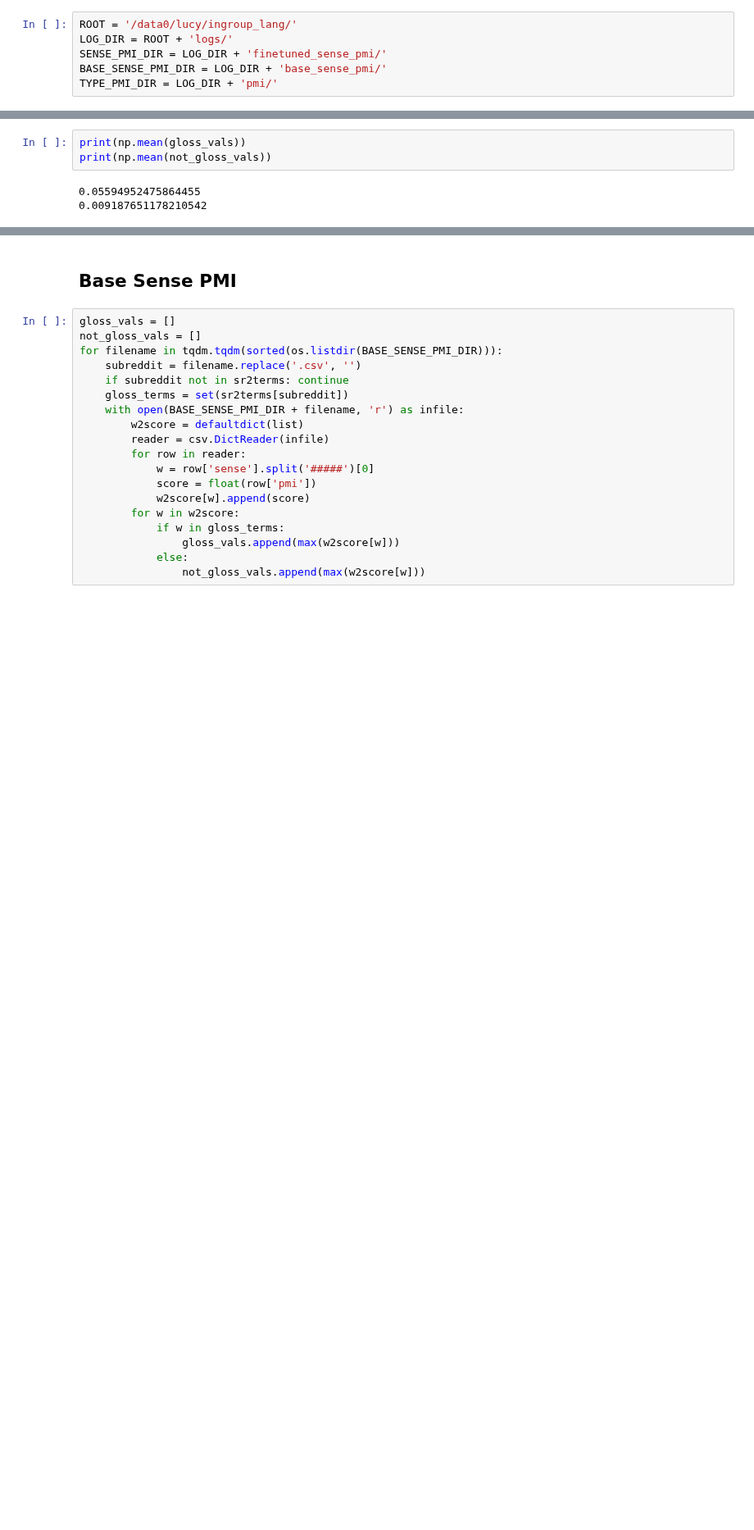
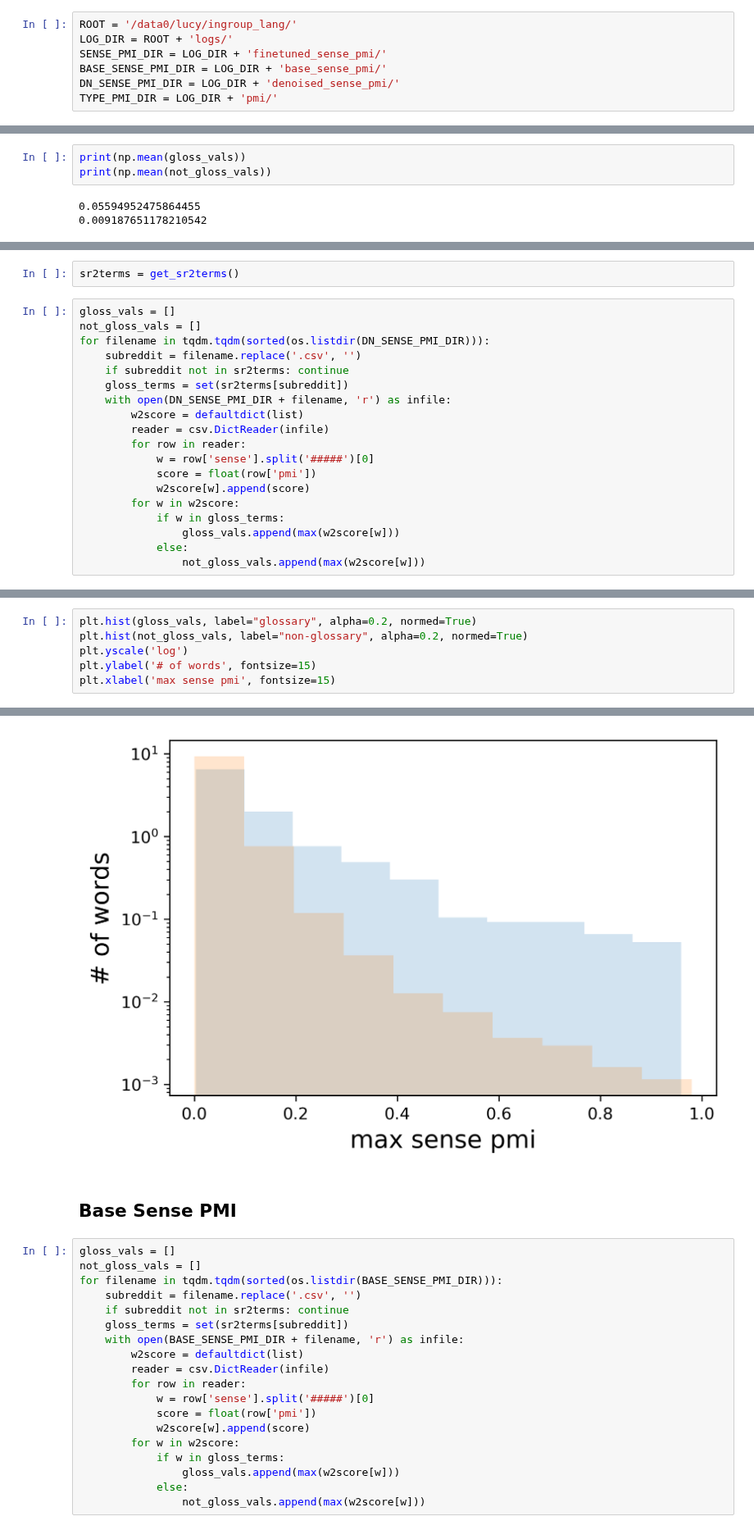
Before and after one commit to lucy3/ingroup_lang, a Jupyter notebook: code/senses.ipynb, the cells around one changed output, grey strips where cells are left out. Shown at 82% size. Cells and saved outputs as stored; diff of their text form; blank space fills up the shorter version.

```diff
--- a/code/senses.ipynb
+++ b/code/senses.ipynb
@@ -15,6 +15,7 @@ ROOT = '/data0/lucy/ingroup_lang/'
 LOG_DIR = ROOT + 'logs/'
 SENSE_PMI_DIR = LOG_DIR + 'finetuned_sense_pmi/'
 BASE_SENSE_PMI_DIR = LOG_DIR + 'base_sense_pmi/'
+DN_SENSE_PMI_DIR = LOG_DIR + 'denoised_sense_pmi/'
 TYPE_PMI_DIR = LOG_DIR + 'pmi/'
 # %% [markdown]
 ## Finetuned Sense PMI
@@ -65,0 +69,21 @@ print(np.mean(not_gloss_vals))
+# %%
+sr2terms = get_sr2terms()
+# %%
+gloss_vals = []
+not_gloss_vals = []
+for filename in tqdm.tqdm(sorted(os.listdir(DN_SENSE_PMI_DIR))):
+    subreddit = filename.replace('.csv', '')
+    if subreddit not in sr2terms: continue
+    gloss_terms = set(sr2terms[subreddit])
+    with open(DN_SENSE_PMI_DIR + filename, 'r') as infile:
+        w2score = defaultdict(list)
+        reader = csv.DictReader(infile)
+        for row in reader:
+            w = row['sense'].split('#####')[0]
+            score = float(row['pmi'])
+            w2score[w].append(score)
+        for w in w2score:
+            if w in gloss_terms:
+                gloss_vals.append(max(w2score[w]))
+            else:
+                not_gloss_vals.append(max(w2score[w]))
@@ -65,0 +98,7 @@ print(np.mean(not_gloss_vals))
+# %%
+plt.hist(gloss_vals, label="glossary", alpha=0.2, normed=True)
+plt.hist(not_gloss_vals, label="non-glossary", alpha=0.2, normed=True)
+plt.yscale('log')
+plt.ylabel('# of words', fontsize=15)
+plt.xlabel('max sense pmi', fontsize=15)
+# %% [output]
@@ -66,3 +109,4 @@ print(np.mean(not_gloss_vals))
+[figure, added]
 # %% [markdown]
 ## Base Sense PMI
 # %%
```
Also changed, not shown: parts of 7 cells of this notebook, 2 other files.
